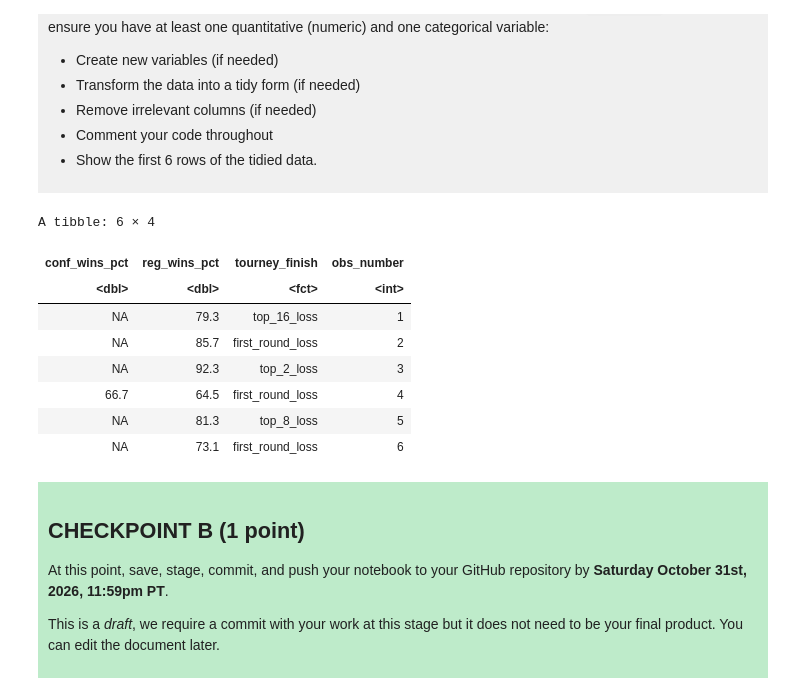
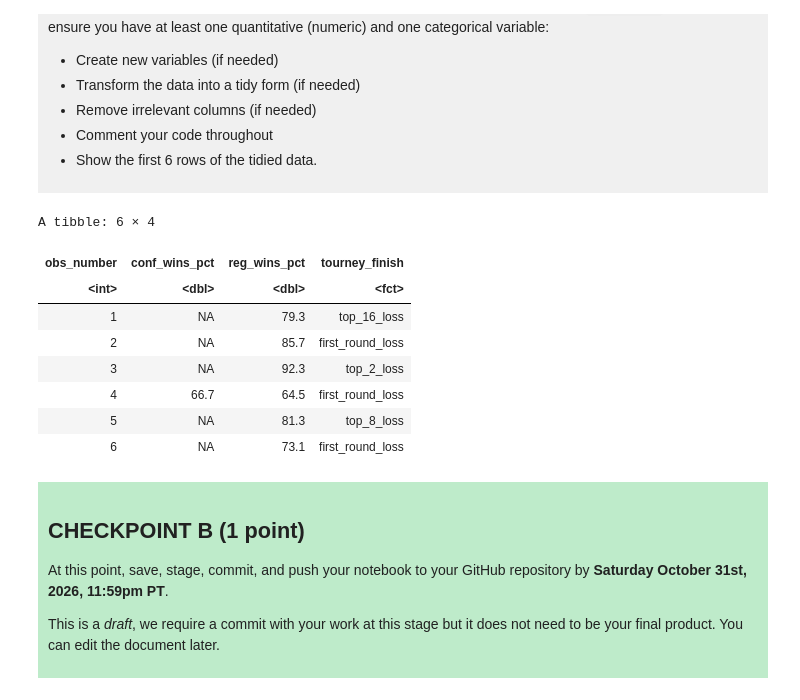
Before and after one commit to hzehr/dsci-100-project-helen-zehr, a Jupyter notebook: dsci-100-project-notebook.ipynb, the cells around one changed output. Cells and saved outputs as stored; diff of their text form; code cells hidden in the pictures.

```diff
--- a/dsci-100-project-notebook.ipynb
+++ b/dsci-100-project-notebook.ipynb
@@ -212,24 +222,24 @@ Produce a tidy data set that could be used to answer your research question usin
 # %%
 obs_number<- c(1:2092) #creating a vector for observation number so I can add it as a new column
 
 tidy_basketball_data <- basketball_data |>
                         select(conf_wins_pct, reg_wins_pct, tourney_finish)|> #select the variables that are relevant to my question
                         mutate(tourney_finish=as_factor(tourney_finish))|> #change the tournament finish category variable into a factor
-                        bind_cols(obs_number=obs_number) #adding in a new variable of observation number so each row will have a number
+                        mutate(obs_number=obs_number, .before=1) #adding in a new variable of observation number so each row will have a number, and place column first *source used*
 
 
 #show the first 6 rows of data
 head(tidy_basketball_data)
 # %% [output]
 A tibble: 6 × 4
-| conf_wins_pct | reg_wins_pct | tourney_finish | obs_number |
-| <dbl> | <dbl> | <fct> | <int> |
-| NA | 79.3 | top_16_loss | 1 |
-| NA | 85.7 | first_round_loss | 2 |
-| NA | 92.3 | top_2_loss | 3 |
-| 66.7 | 64.5 | first_round_loss | 4 |
-| NA | 81.3 | top_8_loss | 5 |
-| NA | 73.1 | first_round_loss | 6 |
+| obs_number | conf_wins_pct | reg_wins_pct | tourney_finish |
+| <int> | <dbl> | <dbl> | <fct> |
+| 1 | NA | 79.3 | top_16_loss |
+| 2 | NA | 85.7 | first_round_loss |
+| 3 | NA | 92.3 | top_2_loss |
+| 4 | 66.7 | 64.5 | first_round_loss |
+| 5 | NA | 81.3 | top_8_loss |
+| 6 | NA | 73.1 | first_round_loss |
 # %% [markdown]
 <div style="background-color: #beebca; padding: 10px;">
 
```
Also changed, not shown: parts of 12 cells of this notebook.
